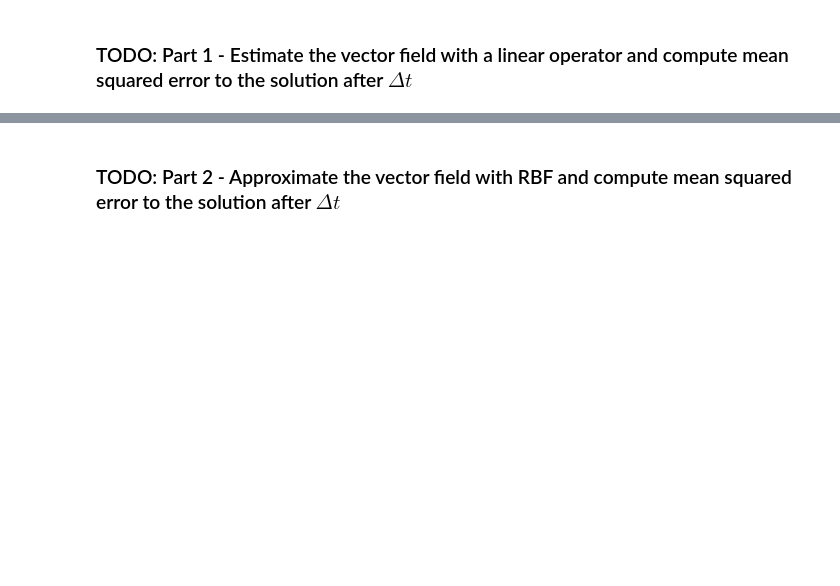
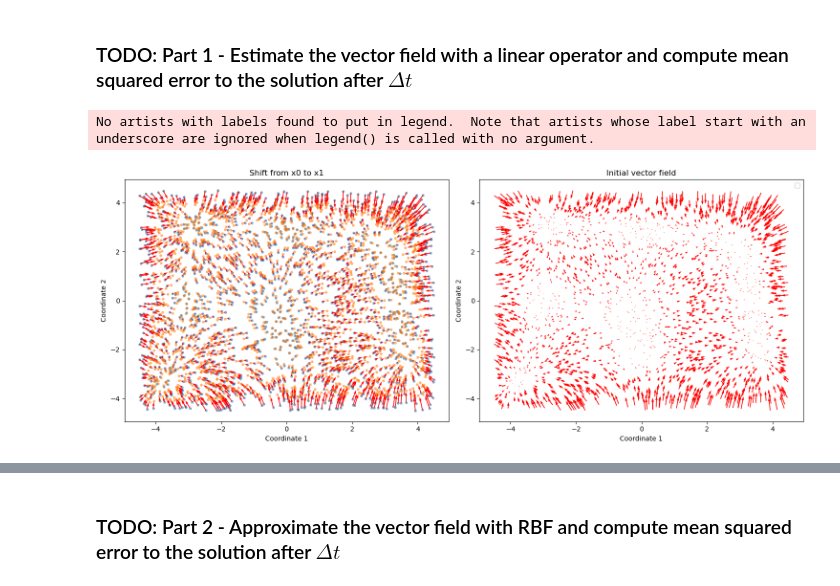
Before and after one commit to Augustin690/learning-dynamical-systems, a Jupyter notebook: src/part1/task3.ipynb, the cells around one changed output, grey strips where cells are left out. Cells and saved outputs as stored; diff of their text form; code cells hidden in the pictures; blank space fills up the shorter version.

```diff
--- a/src/part1/task3.ipynb
+++ b/src/part1/task3.ipynb
@@ -17,3 +18,22 @@ x1 = np.loadtxt('../../data/nonlinear_vectorfield_data_x1.txt')
 delta_T = 0.01
 
 v = (x1-x0)/delta_T
+# %%
+fig, ax = plt.subplots(1,2, figsize =(15,6))
+
+ax[0].scatter(x0[:,0],x0[:,1], label = 'X0', alpha= 0.5, marker= '.')
+ax[0].quiver(x0[:,0], x0[:,1], v[:,0], v[:,1], color= 'r')
+ax[0].scatter(x1[:,0], x1[:,1], label = 'X1', alpha=0.5, marker= '.')
+ax[1].quiver(x0[:,0], x0[:,1], v[:,0], v[:,1], color= 'r')
+ax[0].set_xlabel("Coordinate 1")
+ax[0].set_ylabel("Coordinate 2")
+ax[0].set_title("Shift from x0 to x1")
+ax[1].set_xlabel("Coordinate 1")
+ax[1].set_ylabel("Coordinate 2")
+ax[1].set_title("Initial vector field")
+plt.tight_layout()
+plt.legend()
+plt.show()
+# %% [output]
+No artists with labels found to put in legend.  Note that artists whose label start with an underscore are ignored when legend() is called with no argument.
+[figure, added]
```
Also changed, not shown: parts of 27 cells of this notebook, 2 other files.
